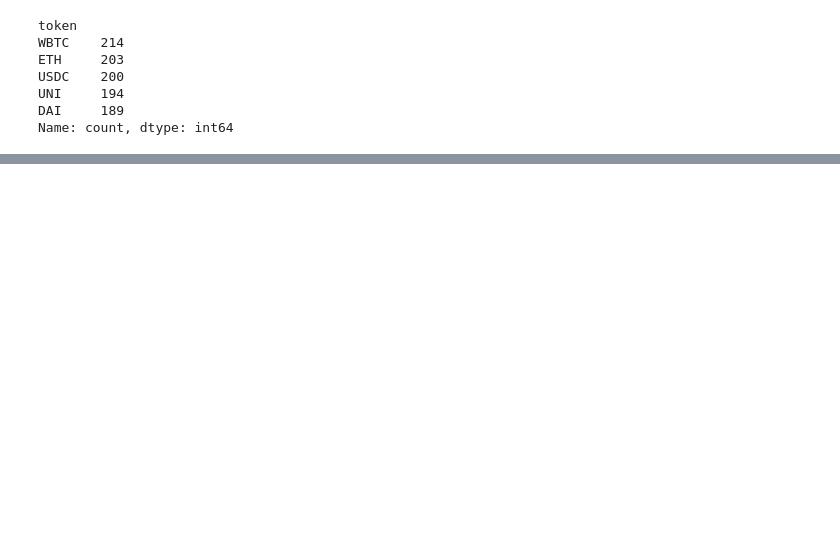
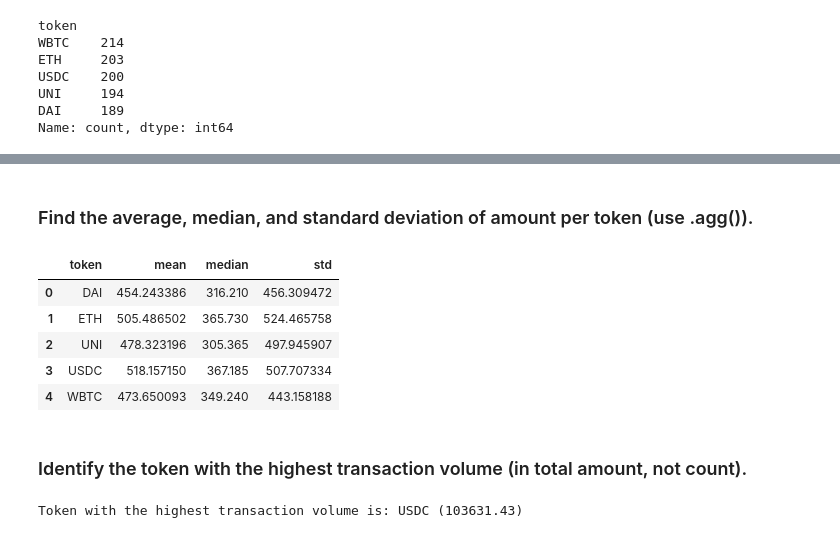
Before and after one commit to Ayodejifem/Python-problems-on-Datastructure, a Jupyter notebook: Token_transaction_behavior.ipynb, the cells around one changed output, grey strips where cells are left out. Drawn from its saved outputs; the diff is of its cells as text; code cells hidden in the pictures; blank space fills up the shorter version.

```diff
--- a/Token_transaction_behavior.ipynb
+++ b/Token_transaction_behavior.ipynb
@@ -94,0 +167,22 @@ Name: count, dtype: int64
+# %% [markdown]
+### Find the average, median, and standard deviation of amount per token (use .agg()).
+# %%
+amount_per_token = df.groupby('token')['amount'].agg(['mean', 'median', 'std']).reset_index()
+amount_per_token
+# %% [output]
+|  | token | mean | median | std |
+| 0 | DAI | 454.243386 | 316.210 | 456.309472 |
+| 1 | ETH | 505.486502 | 365.730 | 524.465758 |
+| 2 | UNI | 478.323196 | 305.365 | 497.945907 |
+| 3 | USDC | 518.157150 | 367.185 | 507.707334 |
+| 4 | WBTC | 473.650093 | 349.240 | 443.158188 |
+# %% [markdown]
+### Identify the token with the highest transaction volume (in total amount, not count).
+# %%
+token_with_the_highest_transaction = df.groupby('token')['amount'].sum()
+token = token_with_the_highest_transaction.idxmax()
+volume = token_with_the_highest_transaction.max()
+
+print(f'Token with the highest transaction volume is: {token} ({volume})')
+# %% [output]
+Token with the highest transaction volume is: USDC (103631.43)
```
Also changed, not shown: parts of 11 cells of this notebook, 3 other files.
